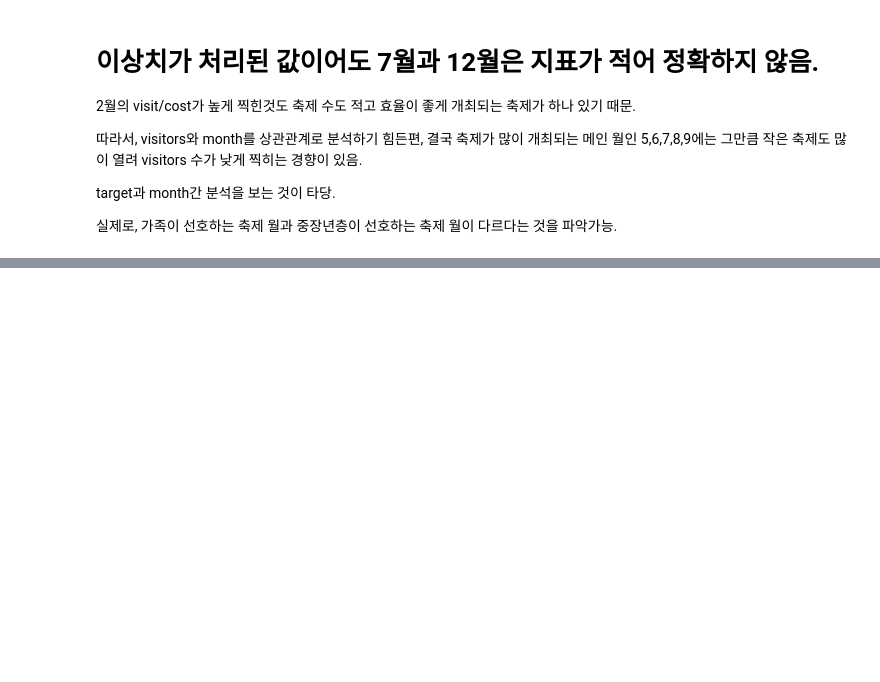
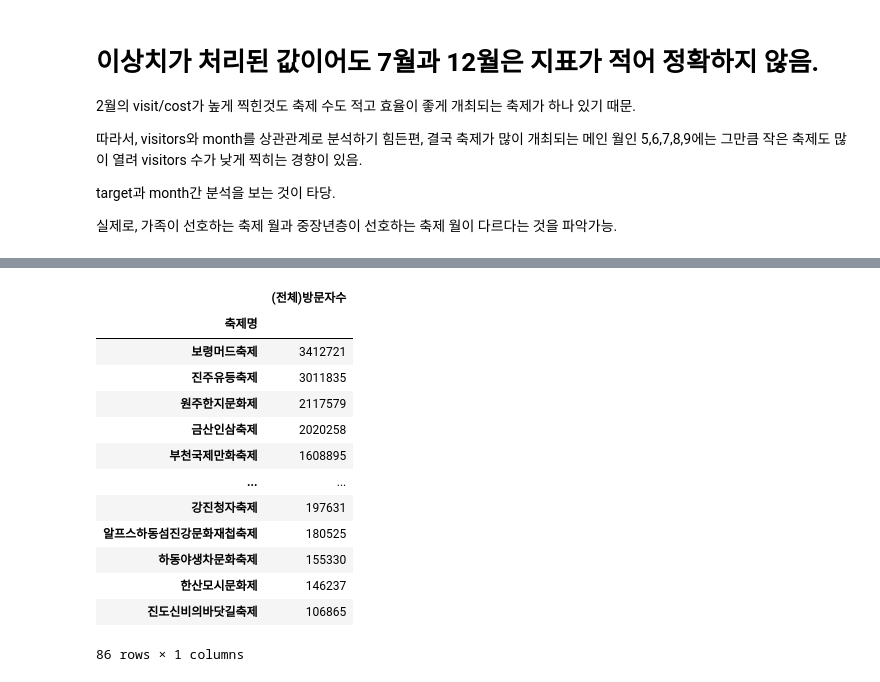
Before and after one commit to EST-aimodel/Festival, a Jupyter notebook: analysis/시각화.ipynb, the cells around one changed output, grey strips where cells are left out. Cells and saved outputs as stored; diff of their text form; code cells hidden in the pictures; blank space fills up the shorter version.

```diff
--- a/analysis/시각화.ipynb
+++ b/analysis/시각화.ipynb
@@ -307,0 +337,19 @@ target과 month간 분석을 보는 것이 타당.
+# %%
+visitors_ratio.sort_values('(전체)방문자수',ascending=False, inplace = True)
+# %%
+visitors_ratio
+# %% [output]
+|  | (전체)방문자수 |
+| 축제명 |  |
+| 보령머드축제 | 3412721 |
+| 진주유등축제 | 3011835 |
+| 원주한지문화제 | 2117579 |
+| 금산인삼축제 | 2020258 |
+| 부천국제만화축제 | 1608895 |
+| ... | ... |
+| 강진청자축제 | 197631 |
+| 알프스하동섬진강문화재첩축제 | 180525 |
+| 하동야생차문화축제 | 155330 |
+| 한산모시문화제 | 146237 |
+| 진도신비의바닷길축제 | 106865 |
+86 rows × 1 columns
```
Also changed, not shown: parts of 3 cells of this notebook, 3 other files.
